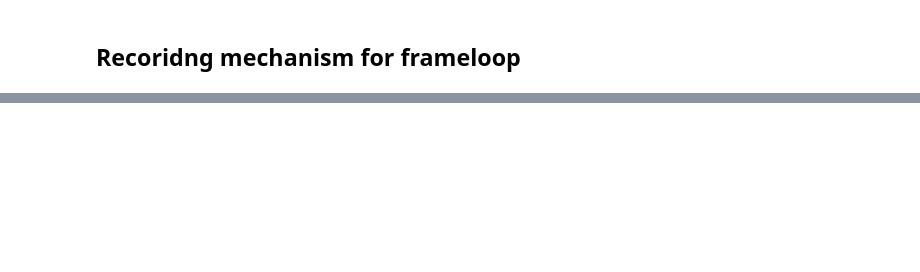
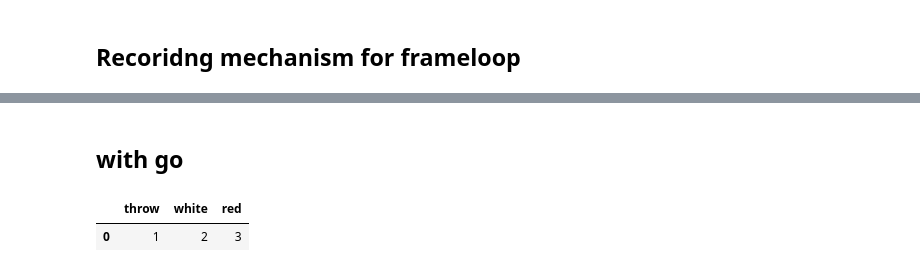
Before and after one commit to buehlpa/Dice, a Jupyter notebook: workspace/histogram_CHISQUARE.ipynb, the cells around one changed output, grey strips where cells are left out. Cells and saved outputs as stored; diff of their text form; code cells hidden in the pictures; blank space fills up the shorter version.

```diff
--- a/workspace/histogram_CHISQUARE.ipynb
+++ b/workspace/histogram_CHISQUARE.ipynb
@@ -236,0 +327,2 @@ memory usage: 1.3 KB
+# %% [markdown]
+## with go
@@ -236,0 +375,5 @@ memory usage: 1.3 KB
+# %%
+df
+# %% [output]
+|  | throw | white | red |
+| 0 | 1 | 2 | 3 |
```
Also changed, not shown: parts of 9 cells of this notebook, 2 other files.
